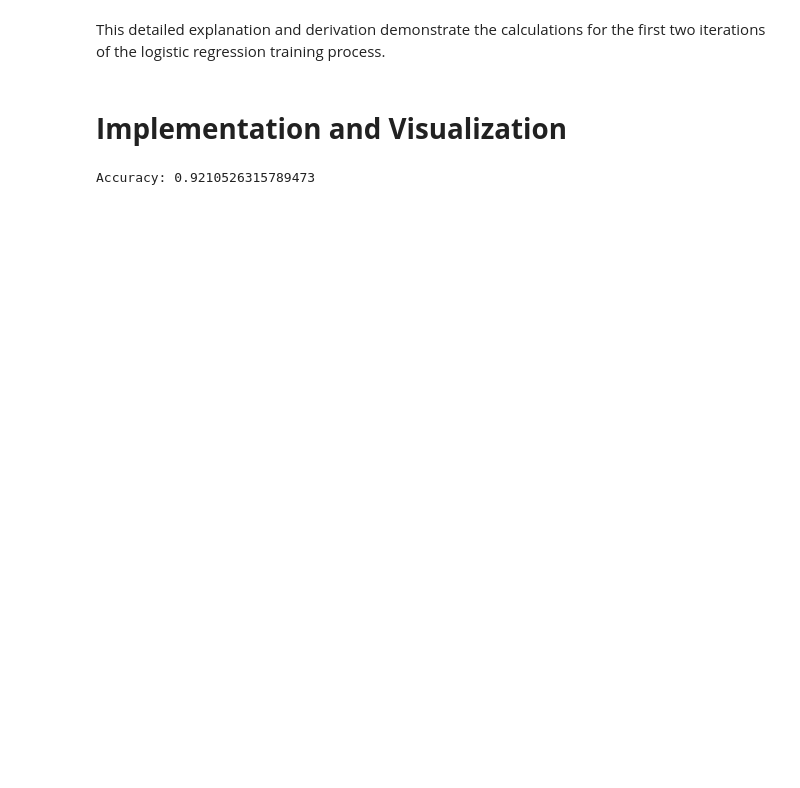
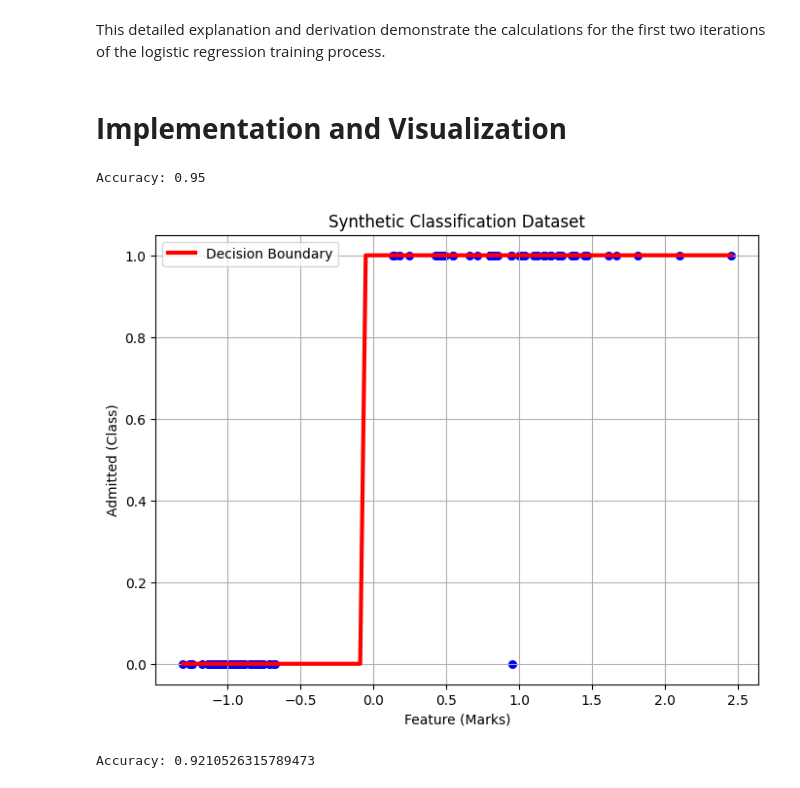
Before and after one commit to GDharan10/MachineLearningAlgorithmFromScratch, a Jupyter notebook: LogisticRegression.ipynb, the cells around one changed output. Cells and saved outputs as stored; diff of their text form; code cells hidden in the pictures; blank space fills up the shorter version.

```diff
--- a/LogisticRegression.ipynb
+++ b/LogisticRegression.ipynb
@@ -184,6 +184,51 @@ Updated bias: -0.003275003321484849
 This detailed explanation and derivation demonstrate the calculations for the first two iterations of the logistic regression training process.
 # %% [markdown]
 # **Implementation and Visualization**
+# %%
+import numpy as np
+import matplotlib.pyplot as plt
+from sklearn import datasets
+from sklearn.model_selection import train_test_split
+
+# Generate a synthetic classification dataset with 100 samples, 1 feature, and added noise
+X, y = datasets.make_classification(n_samples=100, n_features=1, n_informative=1, n_redundant=0,
+                                    n_clusters_per_class=1, random_state=42)
+
+# Split data into training and testing sets
+X_train, X_test, y_train, y_test = train_test_split(X, y, test_size=0.2, random_state=1234)
+
+# Initialize and train Logistic Regression model
+clf = LogisticRegression(lr=0.01)
+clf.fit(X_train, y_train)
+
+# Predict on test data
+y_pred = clf.predict(X_test)
+
+# Calculate accuracy
+def accuracy(y_pred, y_test):
+    return np.sum(y_pred == y_test) / len(y_test)
+
+acc = accuracy(y_pred, y_test)
+print("Accuracy:", acc)
+
+# Plot the synthetic dataset
+plt.figure(figsize=(8, 6))
+plt.scatter(X, y, color='b', marker='o', s=30)
+plt.title('Synthetic Classification Dataset')
+plt.xlabel('Feature (Marks)')
+plt.ylabel('Admitted (Class)')
+plt.grid(True)
+
+# Plot the decision boundary (sigmoid function)
+x_values = np.linspace(min(X), max(X), 100).reshape(-1, 1)
+probabilities = clf.predict(x_values)
+plt.plot(x_values, probabilities, color='r', linewidth=3, label='Decision Boundary')
+
+plt.legend()
+plt.show()
+# %% [output]
+Accuracy: 0.95
+[figure, added]
 # %%
 import numpy as np
 from sklearn.model_selection import train_test_split
```
Also changed, not shown: parts of 1 cell of this notebook.
